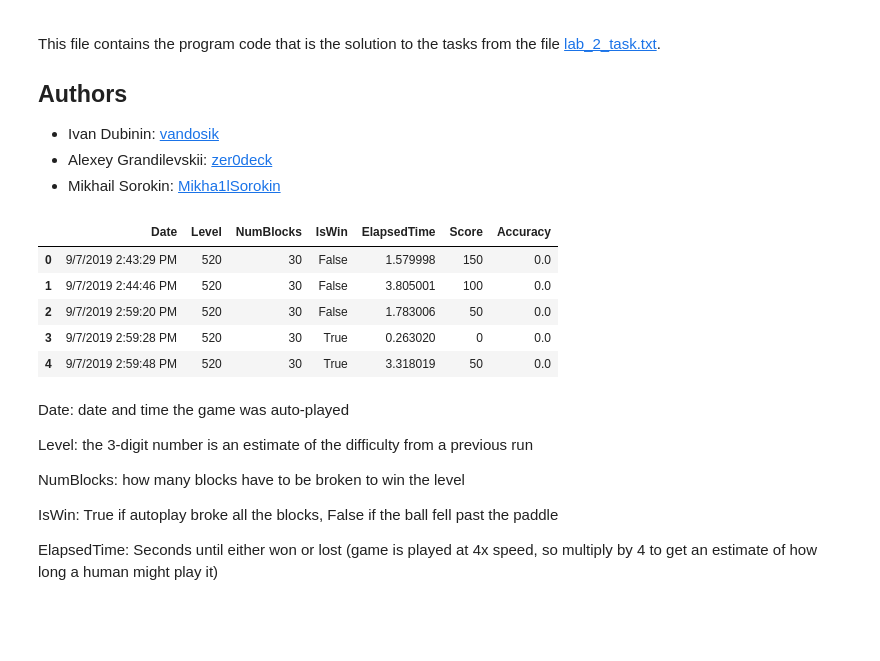
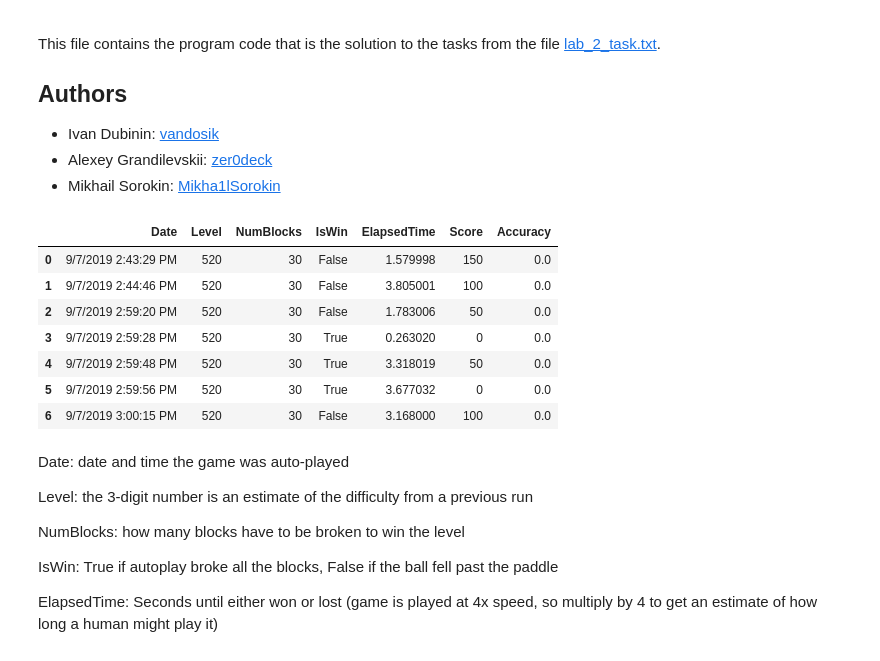
Before and after one commit to vandosik/M-M-MSA, a Jupyter notebook: Lab_2/lab_2.ipynb, the cells around one changed output. Cells and saved outputs as stored; diff of their text form; code cells hidden in the pictures; blank space fills up the shorter version.

```diff
--- a/Lab_2/lab_2.ipynb
+++ b/Lab_2/lab_2.ipynb
@@ -16,15 +16,19 @@ import seaborn as sns
 # %%
 # Dataset initialization
 path_to_file = '../Datasets/GameStats.csv'
 source_df = pd.read_csv(path_to_file, engine='python')
-source_df.head(5)
+# source_df.columns = ["V"+str(i) for i in range(1, len(source_df.columns)+1)]  # rename column names to be similar to R naming convention
+# source_df.V2 = source_df.V2.astype(str)
+source_df.head(7)
 # %% [output]
 |  | Date | Level | NumBlocks | IsWin | ElapsedTime | Score | Accuracy |
 | 0 | 9/7/2019 2:43:29 PM | 520 | 30 | False | 1.579998 | 150 | 0.0 |
 | 1 | 9/7/2019 2:44:46 PM | 520 | 30 | False | 3.805001 | 100 | 0.0 |
 | 2 | 9/7/2019 2:59:20 PM | 520 | 30 | False | 1.783006 | 50 | 0.0 |
 | 3 | 9/7/2019 2:59:28 PM | 520 | 30 | True | 0.263020 | 0 | 0.0 |
 | 4 | 9/7/2019 2:59:48 PM | 520 | 30 | True | 3.318019 | 50 | 0.0 |
+| 5 | 9/7/2019 2:59:56 PM | 520 | 30 | True | 3.677032 | 0 | 0.0 |
+| 6 | 9/7/2019 3:00:15 PM | 520 | 30 | False | 3.168000 | 100 | 0.0 |
 # %% [markdown]
 Date:        date and time the game was auto-played
 
```
Also changed, not shown: parts of 6 cells of this notebook, 1 other file.
